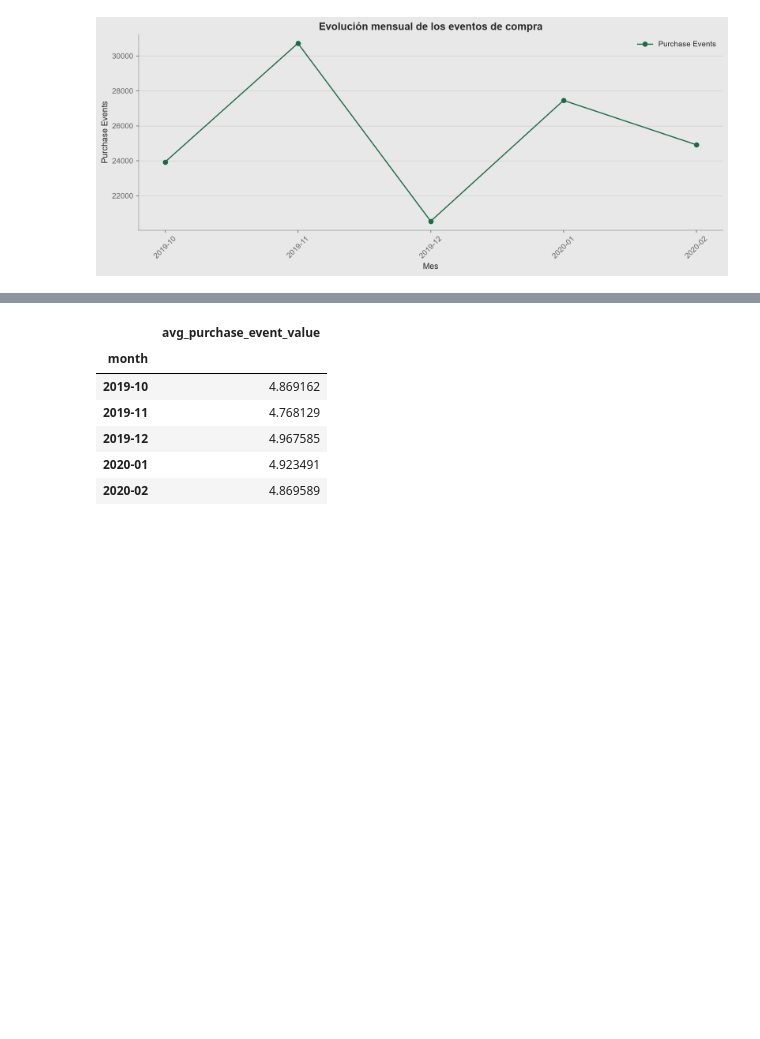
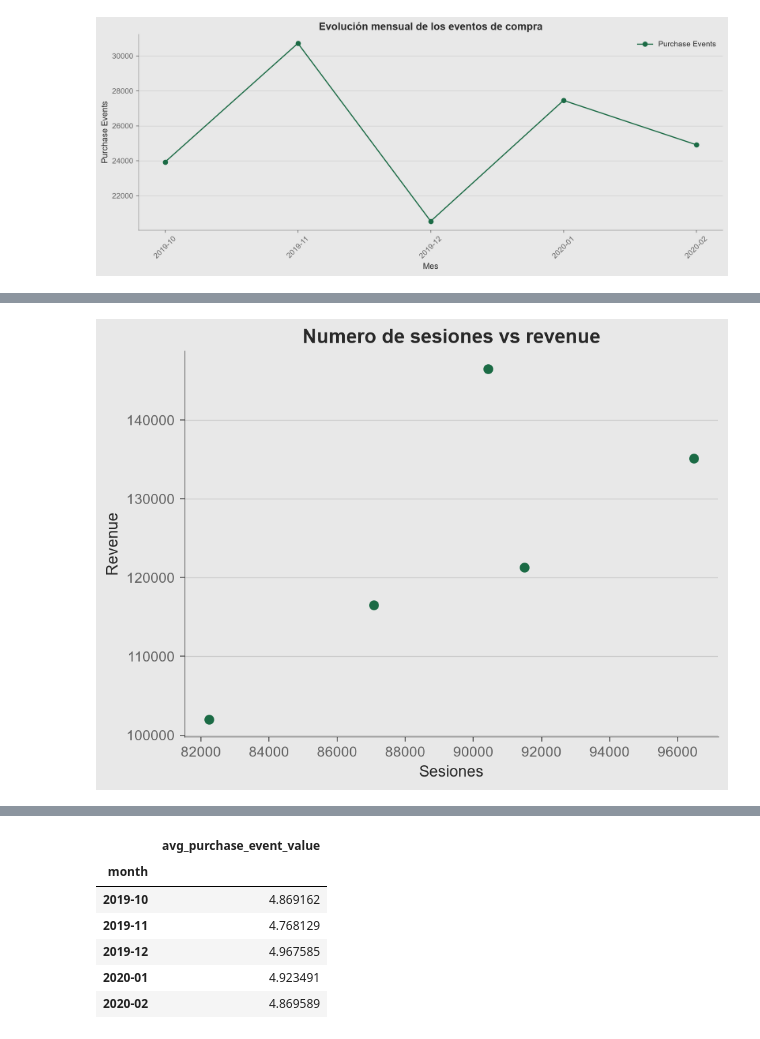
Before and after one commit to Nicosuarezso/ecommerce-cosmetics-analytics, a Jupyter notebook: notebooks/03_customer_journey_analysis.ipynb, the cells around one changed output, grey strips where cells are left out. Cells and saved outputs as stored; diff of their text form; code cells hidden in the pictures; blank space fills up the shorter version.

```diff
--- a/notebooks/03_customer_journey_analysis.ipynb
+++ b/notebooks/03_customer_journey_analysis.ipynb
@@ -1294,0 +1305,14 @@ Esto es una asociacion descriptiva, no quiere decir que una cause la otra
+# %%
+plt.scatter(
+    monthly["sessions"],
+    monthly["revenue"]
+)
+
+plt.title("Numero de sesiones vs revenue")
+plt.xlabel("Sesiones")
+plt.ylabel("Revenue")
+
+plt.tight_layout()
+plt.show()
+# %% [output]
+[figure, added]
```
Also changed, not shown: parts of 72 cells of this notebook, 1 other file.
